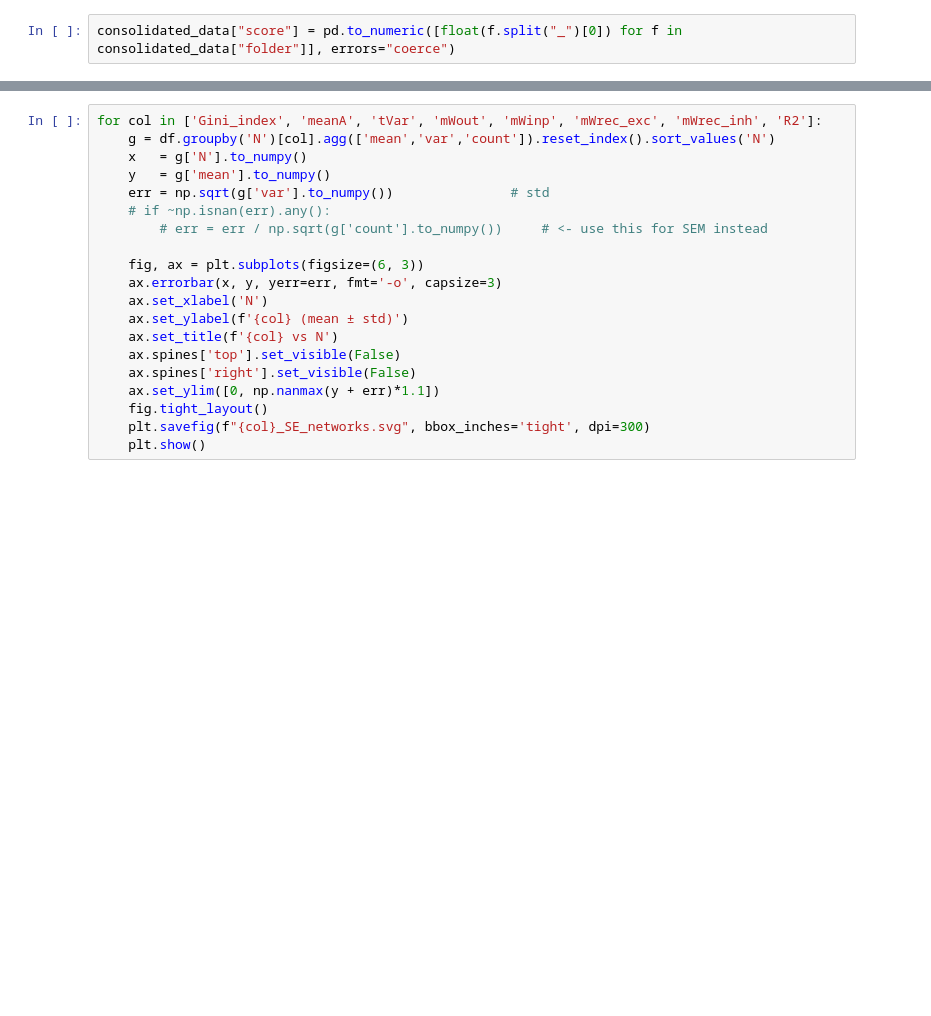
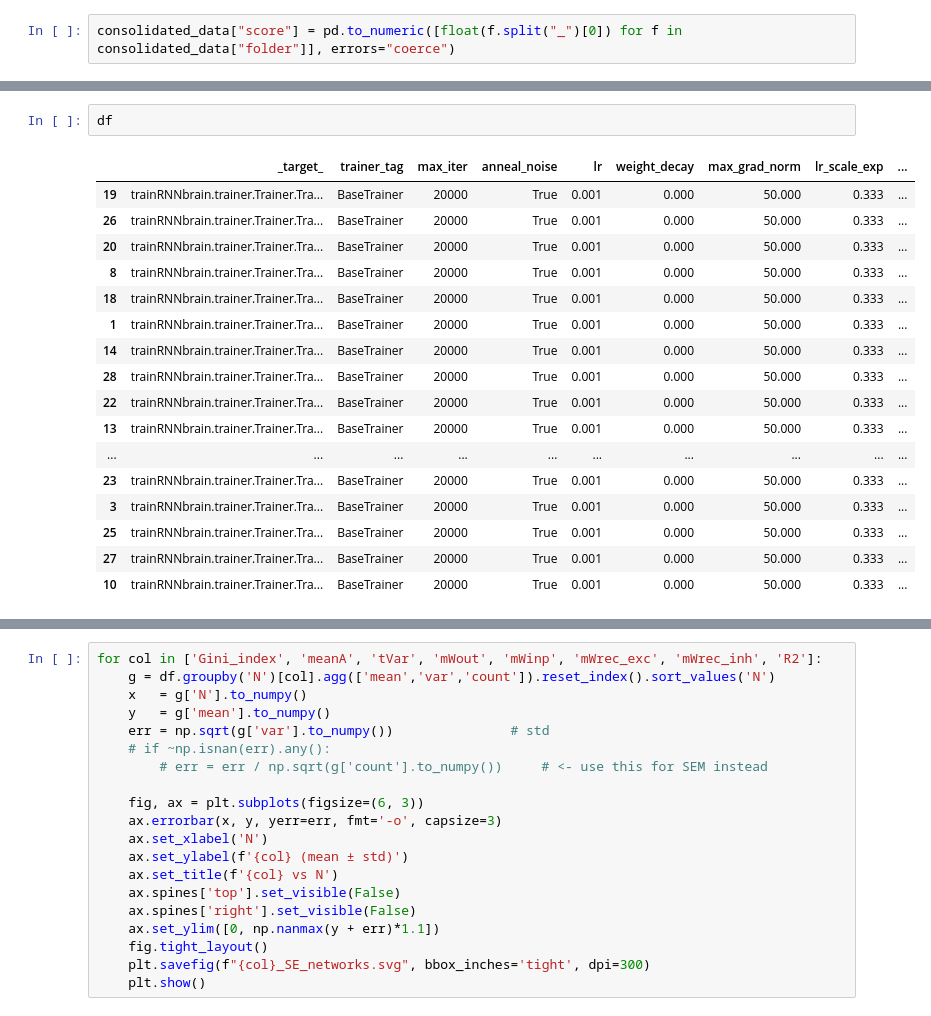
Before and after one commit to engellab/trainRNNbrain, a Jupyter notebook: jupyter/RNNs statistics.ipynb, the cells around one changed output, grey strips where cells are left out. Cells and saved outputs as stored; diff of their text form; blank space fills up the shorter version.

```diff
--- a/jupyter/RNNs statistics.ipynb
+++ b/jupyter/RNNs statistics.ipynb
@@ -229,3 +239,23 @@ consolidated_data
+# %%
+df
+# %% [output]
+|  | _target_ | trainer_tag | max_iter | anneal_noise | lr | weight_decay | max_grad_norm | lr_scale_exp | ... |
+| 19 | trainRNNbrain.trainer.Trainer.Tra... | BaseTrainer | 20000 | True | 0.001 | 0.000 | 50.000 | 0.333 | ... |
+| 26 | trainRNNbrain.trainer.Trainer.Tra... | BaseTrainer | 20000 | True | 0.001 | 0.000 | 50.000 | 0.333 | ... |
+| 20 | trainRNNbrain.trainer.Trainer.Tra... | BaseTrainer | 20000 | True | 0.001 | 0.000 | 50.000 | 0.333 | ... |
+| 8 | trainRNNbrain.trainer.Trainer.Tra... | BaseTrainer | 20000 | True | 0.001 | 0.000 | 50.000 | 0.333 | ... |
+| 18 | trainRNNbrain.trainer.Trainer.Tra... | BaseTrainer | 20000 | True | 0.001 | 0.000 | 50.000 | 0.333 | ... |
+| 1 | trainRNNbrain.trainer.Trainer.Tra... | BaseTrainer | 20000 | True | 0.001 | 0.000 | 50.000 | 0.333 | ... |
+| 14 | trainRNNbrain.trainer.Trainer.Tra... | BaseTrainer | 20000 | True | 0.001 | 0.000 | 50.000 | 0.333 | ... |
+| 28 | trainRNNbrain.trainer.Trainer.Tra... | BaseTrainer | 20000 | True | 0.001 | 0.000 | 50.000 | 0.333 | ... |
+| 22 | trainRNNbrain.trainer.Trainer.Tra... | BaseTrainer | 20000 | True | 0.001 | 0.000 | 50.000 | 0.333 | ... |
+| 13 | trainRNNbrain.trainer.Trainer.Tra... | BaseTrainer | 20000 | True | 0.001 | 0.000 | 50.000 | 0.333 | ... |
+| ... | ... | ... | ... | ... | ... | ... | ... | ... | ... |
+| 23 | trainRNNbrain.trainer.Trainer.Tra... | BaseTrainer | 20000 | True | 0.001 | 0.000 | 50.000 | 0.333 | ... |
+| 3 | trainRNNbrain.trainer.Trainer.Tra... | BaseTrainer | 20000 | True | 0.001 | 0.000 | 50.000 | 0.333 | ... |
+| 25 | trainRNNbrain.trainer.Trainer.Tra... | BaseTrainer | 20000 | True | 0.001 | 0.000 | 50.000 | 0.333 | ... |
+| 27 | trainRNNbrain.trainer.Trainer.Tra... | BaseTrainer | 20000 | True | 0.001 | 0.000 | 50.000 | 0.333 | ... |
+| 10 | trainRNNbrain.trainer.Trainer.Tra... | BaseTrainer | 20000 | True | 0.001 | 0.000 | 50.000 | 0.333 | ... |
 # %%
 import numpy as np, pandas as pd, plotly.express as px
 
```
Also changed, not shown: parts of 5 cells of this notebook, 2 other files.
